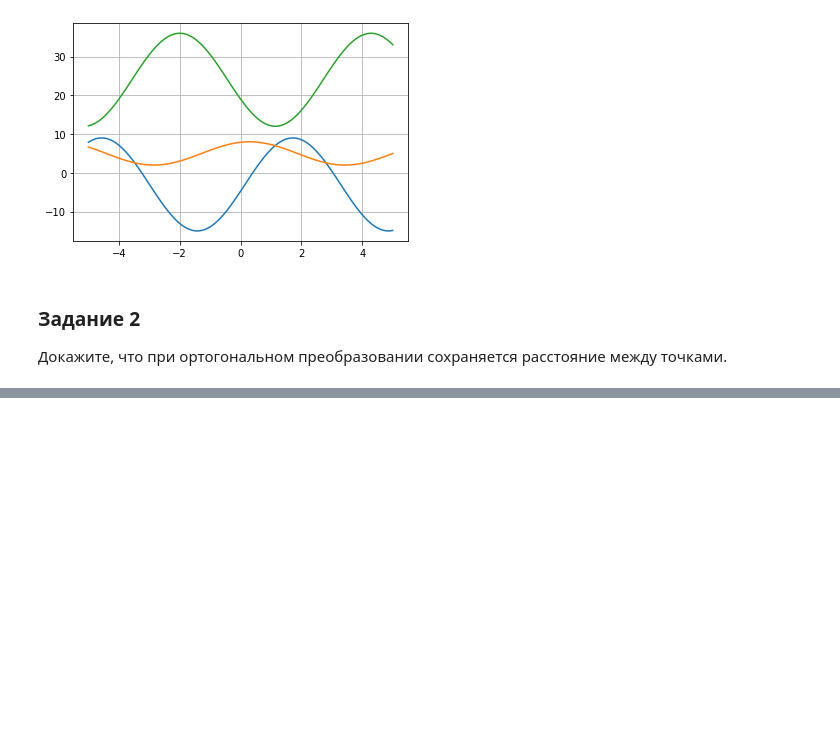
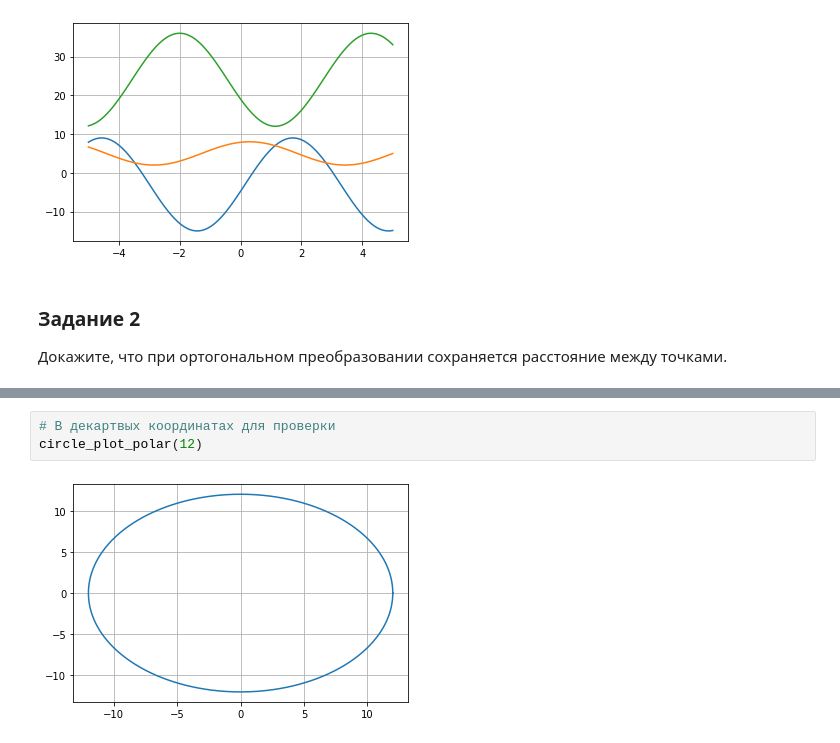
Before and after one commit to humantom88/geebrains-math-intro, a Jupyter notebook: homework3/homework3.ipynb, the cells around one changed output, grey strips where cells are left out. Drawn from its saved outputs; the diff is of its cells as text; blank space fills up the shorter version.

```diff
--- a/homework3/homework3.ipynb
+++ b/homework3/homework3.ipynb
@@ -211,0 +254,5 @@ $$
+# %%
+# В декартвых координатах для проверки
+circle_plot_polar(12)
+# %% [output]
+[figure, added]
```
Also changed, not shown: parts of 21 cells of this notebook.
